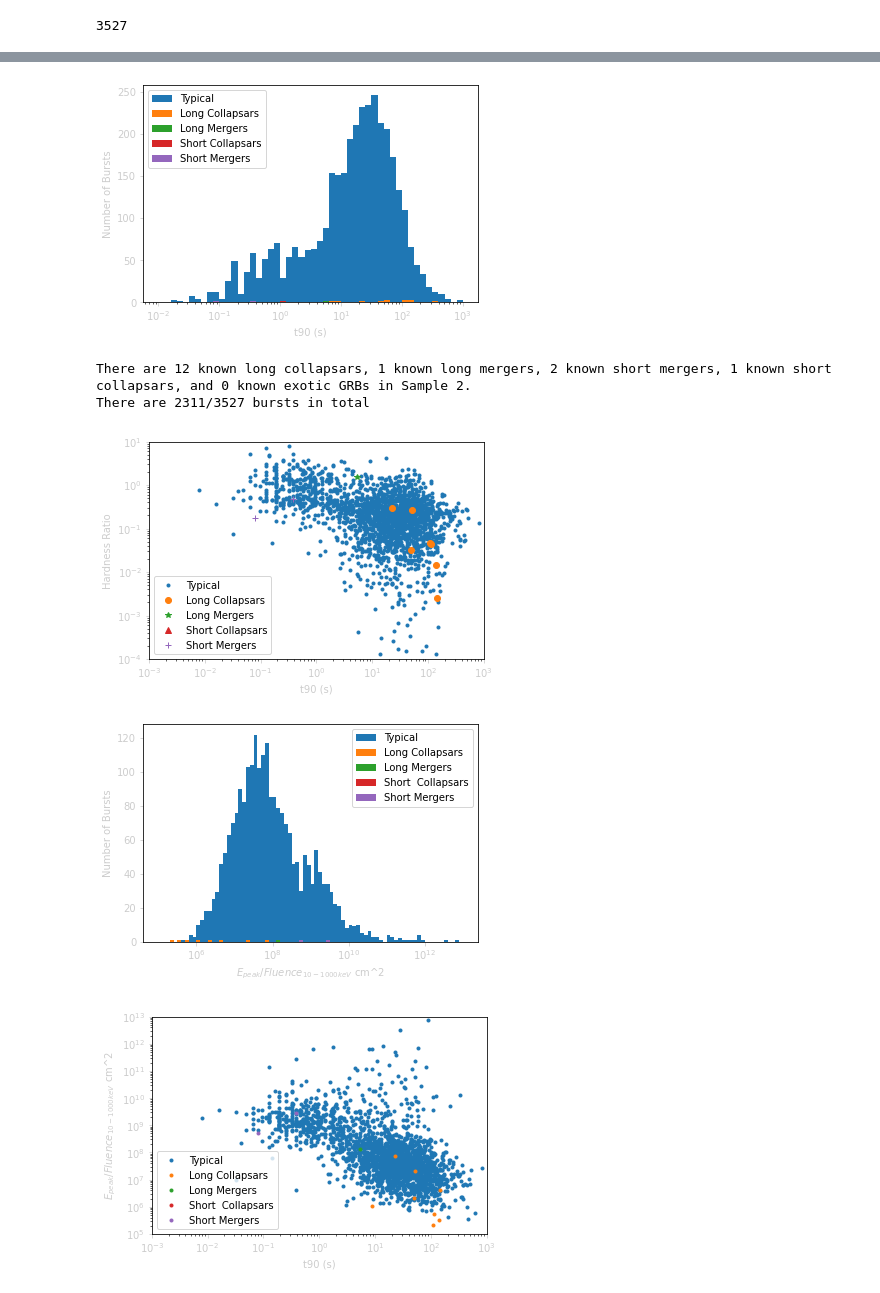
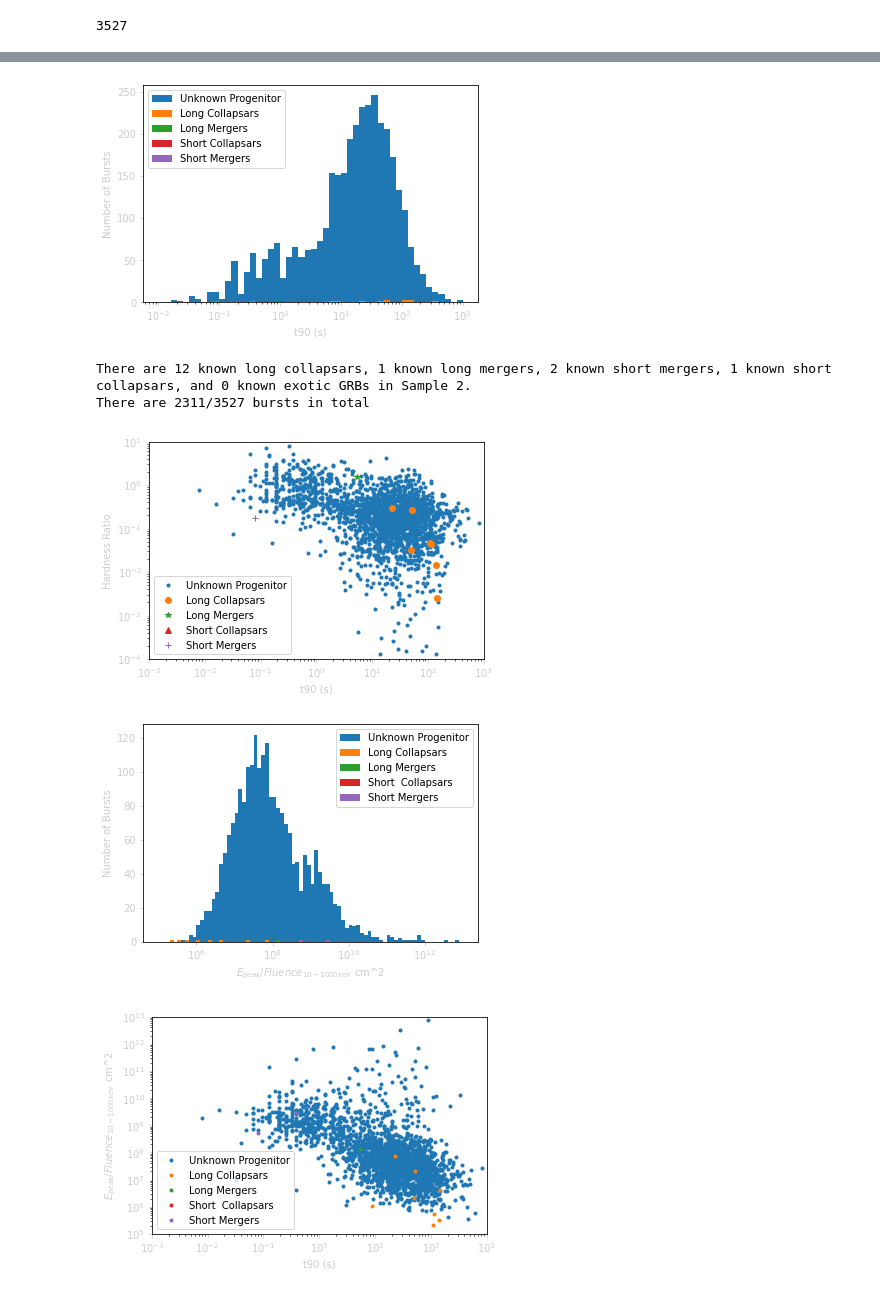
Before and after one commit to nuessle167/mirrored_prediction_paper, a Jupyter notebook: Cursed_code.ipynb, the cells around one changed output, grey strips where cells are left out. Drawn from its saved outputs; the diff is of its cells as text; code cells hidden in the pictures.

```diff
--- a/Cursed_code.ipynb
+++ b/Cursed_code.ipynb
@@ -28,3 +28,6 @@ swift_fluences_reference=pd.read_csv('swift_fluences_3_match.csv')
 swift_redshifts=pd.read_csv('swift_redshifts.csv')
 second_redshifts=pd.read_csv("changed_alternative_GCN_redshifts.csv")
 more_xrt_data=pd.read_csv('XRT_most_detailed_data.csv')
+weird_xrt_data=pd.DataFrame.copy(more_xrt_data)
+for k in range(0, len(weird_xrt_data)):
+    weird_xrt_data['GRB '][k]='0{}'.format(weird_xrt_data['GRB '][k])
@@ -323,7 +331,10 @@ Known_Precursors["Short Mergers"] = ('GRB130603B   ', 'GRB160821B   ', 'GRB20052
                                      'GRB070809   ')
 Known_Precursors["Long Mergers"] = ('GRB211211A   ', 'GRB230307A   ', 'GRB120304B   ', \
                                     'GRB111005A   ', 'GRB060614   ')
-Known_Precursors["Potentially Exotic"] = ("GRB 210704A   ")
+Known_Precursors["Potentially Exotic"] = ("GRB210704A   ")
+Known_Precursors["Galactic Detected"] = ("GRB050509B   ", "GRB050709   ", "GRB051210    ", \
+                                         "GRB070714B   ", "GRB071227    ", "GRB080503    ", \
+                                         "GRB080905A   ", "GRB090515    ", "GRB160303A   ")
 ###
 Fermi_Precursors = {}
 Fermi_Precursors["Long Collapsars"] = ('GRB050416461', 'GRB050525002', 'GRB050824966', \
@@ -347,6 +358,9 @@ Fermi_Precursors["Short Mergers"] = ('GRB070809807', 'GRB130603659', 'GRB1501016
 Fermi_Precursors["Long Mergers"] = ('GRB060614530', 'GRB111005336', 'GRB120304248', \
                                     'GRB211211548', 'GRB230307655')
 Fermi_Precursors["Potentially Exotic"] = ('GRB210704814')
+Fermi_Precursors["Galactic Detected"] = ('GRB050509166', 'GRB050709942', 'GRB051210240', \
+                                         'GRB070714207', 'GRB071227842', 'GRB080503518', \
+                                         'GRB080905499', 'GRB090515198', 'GRB160303454')
 ###
 Overlap_Precursors = {}
 Overlap_Precursors["Long Collapsars"] = (050416461.0, 50525002.0, 050824966.0, \
@@ -370,6 +384,9 @@ Overlap_Precursors["Short Mergers"] = (070809807.0, 130603659.0, 150101641.0, \
 Overlap_Precursors["Long Mergers"] = (060614530.0, 111005336.0, 120304248.0, \
                                     211211548.0, 230307655.0)
 Overlap_Precursors["Potentially Exotic"] = (210704814.0)
+Overlap_Precursors["Galactic Detected"] = (050509166.0, 050709942.0, 051210240.0, \
+                                         070714207.0, 071227842.0, 080503518.0, \
+                                         080905499.0, 090515198.0, 160303454.0)
 # %%
 ##Creating Sample 0##
 tiny_removals=[]
@@ -1743,11 +1772,11 @@ There are 416 bursts in total
 # %%
 ##Sample 2 Diagnositics##
-#typical_edited_fermi_data=fermi_data
-typical_HR=[]
-typical_HR_err=np.zeros((1,2))
-typical_t90=[]
-typical_t90_err=[]
-typical_Epeak_over_s=[]
+#unknown_progenitor_edited_fermi_data=fermi_data
+unknown_progenitor_HR=[]
+unknown_progenitor_HR_err=np.zeros((1,2))
+unknown_progenitor_t90=[]
+unknown_progenitor_t90_err=[]
+unknown_progenitor_Epeak_over_s=[]
 long_merger_HR=[]
 long_merger_HR_err=np.zeros((1,2))
 long_merger_t90=[]
@@ -1853,21 +1882,21 @@ exotic_t90_err=np.where(exo_sample_2_data['t90_error'] != 'N/A', \
 if len(exotic_t90_err)>0:
     for j in range(0, len(exotic_t90_err)):
         exotic_t90_err[j]=float(exotic_t90_err[j])
-typical_sample_2_data=sample_2_data[~(lm_mask|lc_mask|sm_mask|sc_mask|exo_mask)]
-for i in typical_sample_2_data.index.to_list():
-    typical_HR=np.append(typical_HR, Fermi_HR_func(sample_2_data, \
+unknown_progenitor_sample_2_data=sample_2_data[~(lm_mask|lc_mask|sm_mask|sc_mask|exo_mask)]
+for i in unknown_progenitor_sample_2_data.index.to_list():
+    unknown_progenitor_HR=np.append(unknown_progenitor_HR, Fermi_HR_func(sample_2_data, \
                                 sample_2_data.at[i, 'flnc_best_fitting_model'], i))
-    typical_t90=np.append(typical_t90, float(typical_sample_2_data.at[i, 't90     ']))
-    typical_Epeak_over_s=np.append(typical_Epeak_over_s, \
+    unknown_progenitor_t90=np.append(unknown_progenitor_t90, float(unknown_progenitor_sample_2_data.at[i, 't90     ']))
+    unknown_progenitor_Epeak_over_s=np.append(unknown_progenitor_Epeak_over_s, \
                        (getting_the_GBM_E_peak(sample_2_data, sample_2_data.at[i, 'flnc_best_fitting_model'], i))/\
                                        float(sample_2_data.at[i, 'fluence   ']))
-typical_t90_err=np.where(typical_sample_2_data['t90_error'] != 'N/A', \
-        typical_sample_2_data['t90_error'], 0)
-if len(typical_t90_err)>0:
-    for j in range(0, len(typical_t90_err)):
-        typical_t90_err[j]=float(typical_t90_err[j])
+unknown_progenitor_t90_err=np.where(unknown_progenitor_sample_2_data['t90_error'] != 'N/A', \
+        unknown_progenitor_sample_2_data['t90_error'], 0)
+if len(unknown_progenitor_t90_err)>0:
+    for j in range(0, len(unknown_progenitor_t90_err)):
+        unknown_progenitor_t90_err[j]=float(unknown_progenitor_t90_err[j])
 bins=np.logspace(np.log10(0.01),np.log10(1000), nbins)
-plt.hist(typical_t90, bins=bins)
+plt.hist(unknown_progenitor_t90, bins=bins)
 plt.hist(long_collapsar_t90, bins=bins)
 plt.hist(long_merger_t90, bins=bins)
 plt.hist(short_collapsar_t90, bins=bins)
@@ -1876,7 +1905,7 @@ plt.hist(short_merger_t90, bins=bins)
 plt.xscale('log')
 plt.tick_params(axis='x', colors='0.8')
 plt.tick_params(axis='y', colors='0.8')
-plt.legend(['Typical', 'Long Collapsars', 'Long Mergers', 'Short Collapsars',\
+plt.legend(['Unknown Progenitor', 'Long Collapsars', 'Long Mergers', 'Short Collapsars',\
             'Short Mergers'])#, 'Exotic'])
 plt.xlabel("t90 (s)", color="0.8")
 plt.ylabel("Number of Bursts", color="0.8")
@@ -1890,11 +1919,11 @@ print('There are {}/{} bursts in total'.format(np.count_nonzero(~np.isnan(long_c
         +np.count_nonzero(~np.isnan(long_merger_HR))+\
         np.count_nonzero(~np.isnan(short_merger_HR))+\
         np.count_nonzero(~np.isnan(short_collapsar_HR))+\
-        np.count_nonzero(~np.isnan(exotic_HR))+np.count_nonzero(~np.isnan(typical_HR)), \
+        np.count_nonzero(~np.isnan(exotic_HR))+np.count_nonzero(~np.isnan(unknown_progenitor_HR)), \
                                               len(sample_2_data)))
-plt.errorbar(x=typical_t90, y=typical_HR,\
-#              yerr=np.transpose(typical_HR_err),\
-#              xerr=typical_t90_err, \
+plt.errorbar(x=unknown_progenitor_t90, y=unknown_progenitor_HR,\
+#              yerr=np.transpose(unknown_progenitor_HR_err),\
+#              xerr=unknown_progenitor_t90_err, \
              marker=".", ls='none')
 plt.errorbar(x=long_collapsar_t90, y=long_collapsar_HR, \
 #              yerr=np.transpose(long_collapsar_HR_err), \
@@ -1919,14 +1948,14 @@ plt.xscale('log')
 plt.yscale('log')
 plt.tick_params(axis='x', colors='0.8')
 plt.tick_params(axis='y', colors='0.8')
-plt.legend(['Typical', 'Long Collapsars', 'Long Mergers', 'Short Collapsars', \
+plt.legend(['Unknown Progenitor', 'Long Collapsars', 'Long Mergers', 'Short Collapsars', \
             'Short Mergers'])
 plt.xlabel("t90 (s)", color="0.8")
 plt.ylabel("Hardness Ratio", color="0.8")
 plt.show()
 
 new_bins=np.logspace(5,13, 81)
-plt.hist(typical_Epeak_over_s, bins=new_bins)
+plt.hist(unknown_progenitor_Epeak_over_s, bins=new_bins)
 plt.hist(long_collapsar_Epeak_over_s, bins=new_bins)
 plt.hist(long_merger_Epeak_over_s, bins=new_bins)
 plt.hist(short_collapsar_Epeak_over_s, bins=new_bins)
@@ -1934,39 +1963,39 @@ plt.hist(short_merger_Epeak_over_s, bins=new_bins)
 # plt.hist(exotic_t90, bins=bins)
 plt.xscale('log')
 plt.tick_params(axis='x', colors='0.8')
 plt.tick_params(axis='y', colors='0.8')
-plt.legend(['Typical', 'Long Collapsars', 'Long Mergers',\
+plt.legend(['Unknown Progenitor', 'Long Collapsars', 'Long Mergers',\
             'Short  Collapsars', 'Short Mergers'])#, 'Exotic'])
 plt.xlabel(r"$E_{peak}$/$Fluence_{10-1000keV}$ cm^2", color="0.8")
 plt.ylabel("Number of Bursts", color="0.8")
 plt.show()
 
-plt.plot(typical_t90, typical_Epeak_over_s, marker=".", ls='none')
+plt.plot(unknown_progenitor_t90, unknown_progenitor_Epeak_over_s, marker=".", ls='none')
 plt.plot(long_collapsar_t90, long_collapsar_Epeak_over_s, marker=".", ls='none')
 plt.plot(long_merger_t90, long_merger_Epeak_over_s, marker=".", ls='none')
 plt.plot(short_collapsar_t90, short_collapsar_Epeak_over_s, marker=".", ls='none')
 plt.plot(short_merger_t90, short_merger_Epeak_over_s, marker=".", ls='none')
 # plt.plot(exotic_t90, bins=bins, marker=".", ls='none')
 plt.yscale('log')
 plt.xscale('log')
 plt.tick_params(axis='x', colors='0.8')
 plt.tick_params(axis='y', colors='0.8')
-plt.legend(['Typical', 'Long Collapsars', 'Long Mergers',\
+plt.legend(['Unknown Progenitor', 'Long Collapsars', 'Long Mergers',\
             'Short  Collapsars', 'Short Mergers'])#, 'Exotic'])
 plt.ylabel(r"$E_{peak}$/$Fluence_{10-1000keV}$ cm^2", color="0.8")
 plt.xlabel("t90 (s)", color="0.8")
 plt.axis([0.001, 1000, 1e5, 1e13])
 plt.show()
 # %% [output]
   underestimated.
   low_HR=integrate.quad(lambda x: power_law(x, p_1), low_e_range[0], \
   underestimated.
   high_HR=integrate.quad(lambda x: power_law(x, p_1), \
-[figure, old version]
+[figure, new version]
 There are 12 known long collapsars, 1 known long mergers, 2 known short mergers, 1 known short collapsars, and 0 known exotic GRBs in Sample 2.
 There are 2311/3527 bursts in total
-[figure, old version]
+[figure, new version]
-[figure, old version]
+[figure, new version]
-[figure, old version]
+[figure, new version]
 # %%
 ##Sample 3 Diagnositics##
```
Also changed, not shown: parts of 15 cells of this notebook, 2 other files.
